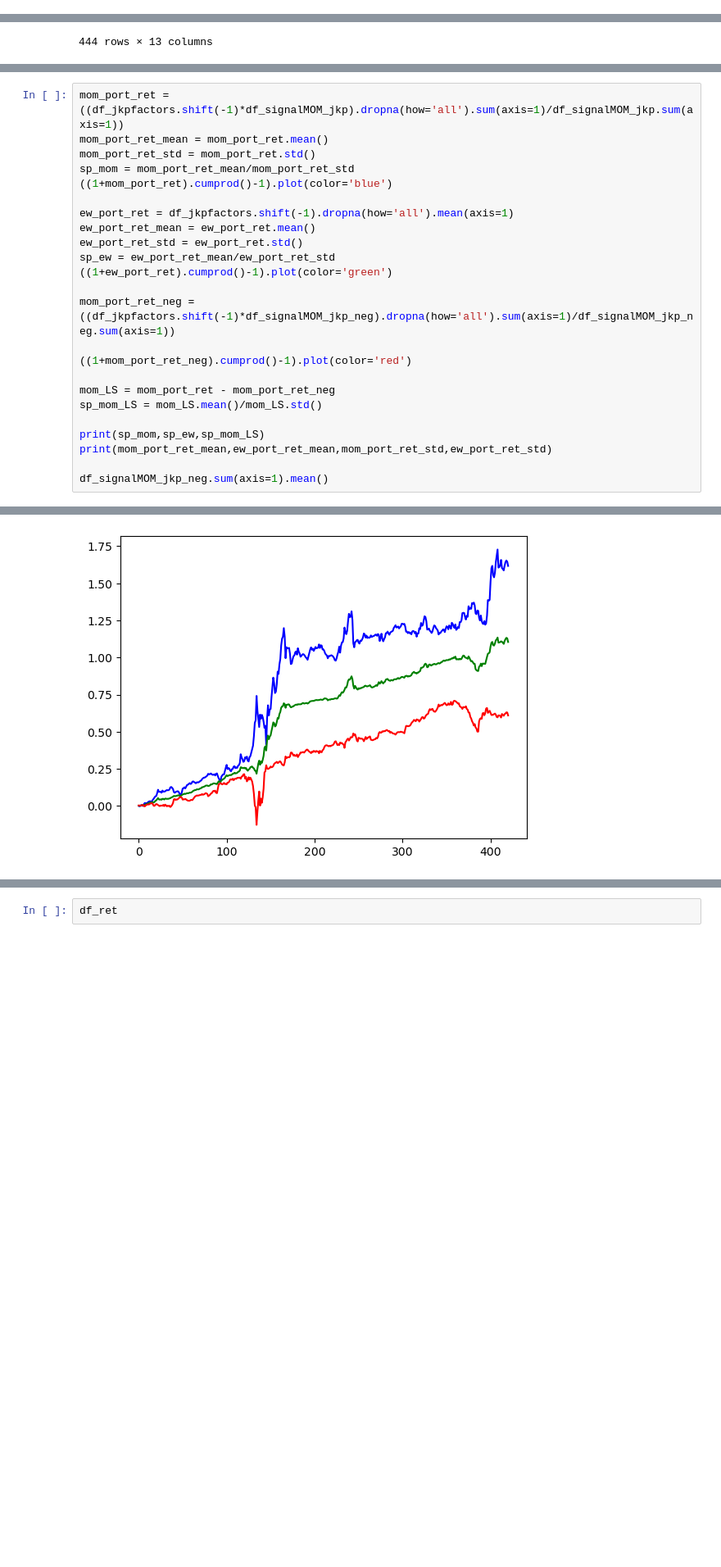
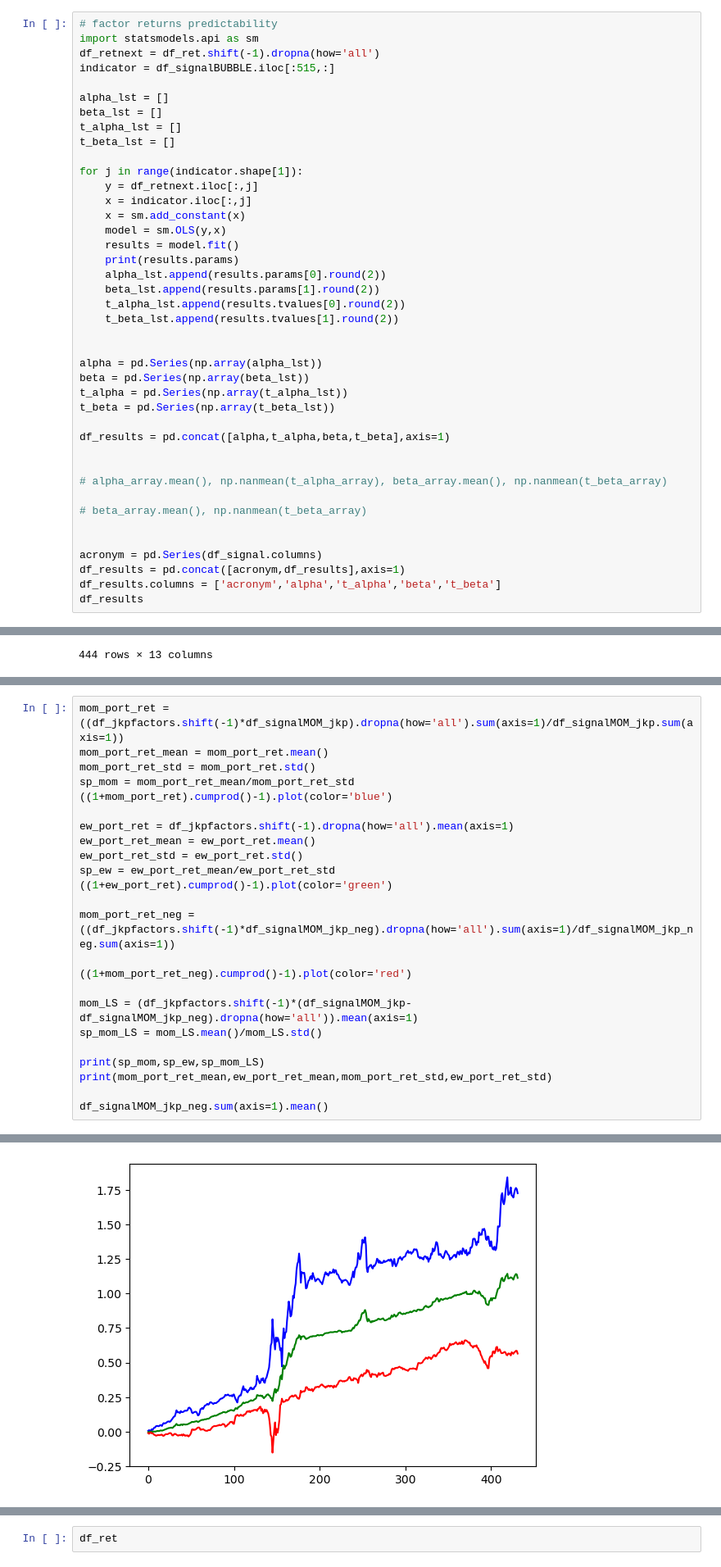
Before and after one commit to Raymondli073/Factor_timing, a Jupyter notebook: factor_timing_strat.ipynb, the cells around one changed output, grey strips where cells are left out. Shown at 82% size. Saved outputs shown, nothing was run; the diff lists cells and outputs as text; blank space fills up the shorter version.

Commit message:
add preditability time-series regression

```diff
--- a/factor_timing_strat.ipynb
+++ b/factor_timing_strat.ipynb
@@ -330,0 +386,41 @@ df_signalBUBBLE.sum(axis=1).mean()
+# %%
+# factor returns predictability
+import statsmodels.api as sm
+df_retnext = df_ret.shift(-1).dropna(how='all')
+indicator = df_signalBUBBLE.iloc[:515,:]
+
+alpha_lst = []
+beta_lst = []
+t_alpha_lst = []
+t_beta_lst = []
+
+for j in range(indicator.shape[1]):
+    y = df_retnext.iloc[:,j]
+    x = indicator.iloc[:,j]
+    x = sm.add_constant(x)
+    model = sm.OLS(y,x)
+    results = model.fit()
+    print(results.params)
+    alpha_lst.append(results.params[0].round(2))
+    beta_lst.append(results.params[1].round(2))
+    t_alpha_lst.append(results.tvalues[0].round(2))
+    t_beta_lst.append(results.tvalues[1].round(2))
+
+
+alpha = pd.Series(np.array(alpha_lst))
+beta = pd.Series(np.array(beta_lst))
+t_alpha = pd.Series(np.array(t_alpha_lst))
+t_beta = pd.Series(np.array(t_beta_lst))
+
+df_results = pd.concat([alpha,t_alpha,beta,t_beta],axis=1)
+
+
+# alpha_array.mean(), np.nanmean(t_alpha_array), beta_array.mean(), np.nanmean(t_beta_array)
+
+# beta_array.mean(), np.nanmean(t_beta_array)
+
+
+acronym = pd.Series(df_signal.columns)
+df_results = pd.concat([acronym,df_results],axis=1)
+df_results.columns = ['acronym','alpha','t_alpha','beta','t_beta']
+df_results
@@ -441,7 +594,7 @@ mom_port_ret_neg = ((df_jkpfactors.shift(-1)*df_signalMOM_jkp_neg).dropna(how='a
 
 ((1+mom_port_ret_neg).cumprod()-1).plot(color='red')
 
-mom_LS = mom_port_ret - mom_port_ret_neg
+mom_LS = (df_jkpfactors.shift(-1)*(df_signalMOM_jkp-df_signalMOM_jkp_neg).dropna(how='all')).mean(axis=1)
 sp_mom_LS = mom_LS.mean()/mom_LS.std()
 
 print(sp_mom,sp_ew,sp_mom_LS)
@@ -455,4 +608,4 @@ df_signalMOM_jkp_neg.sum(axis=1).mean()
-[figure, old version]
+[figure, new version]
 # %%
 df_signalMOM_neg = pd.DataFrame(0,index=np.arange(516),columns=df_ret.columns)
 for i in range(mom.shape[0]):
```
Also changed, not shown: parts of 13 cells of this notebook.
